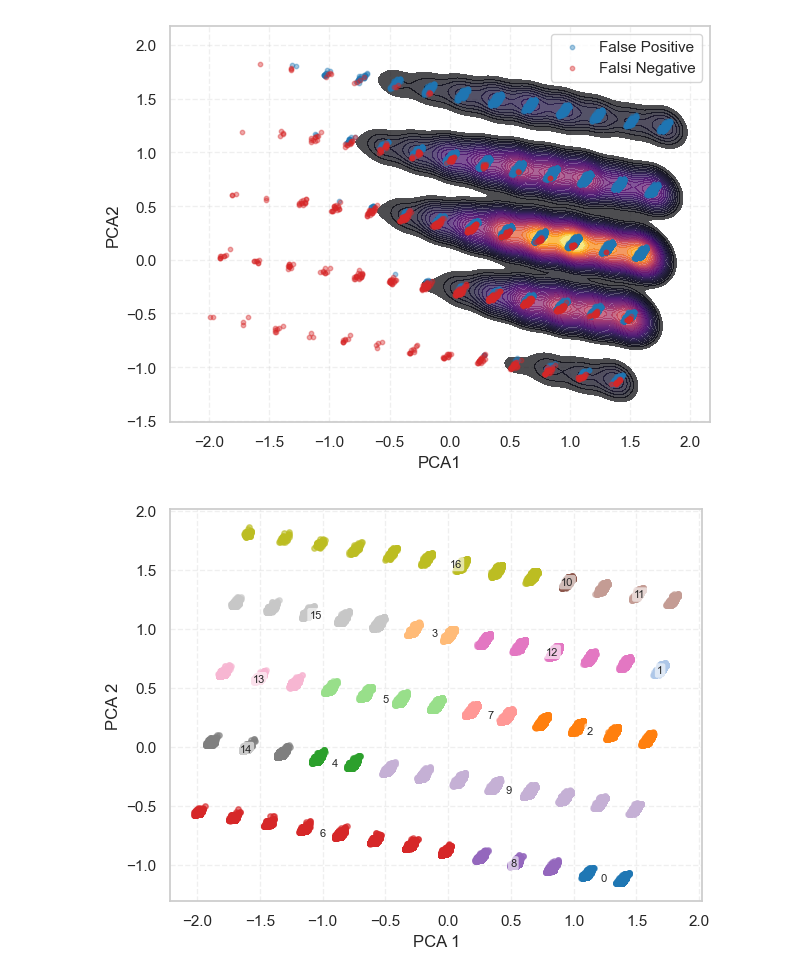
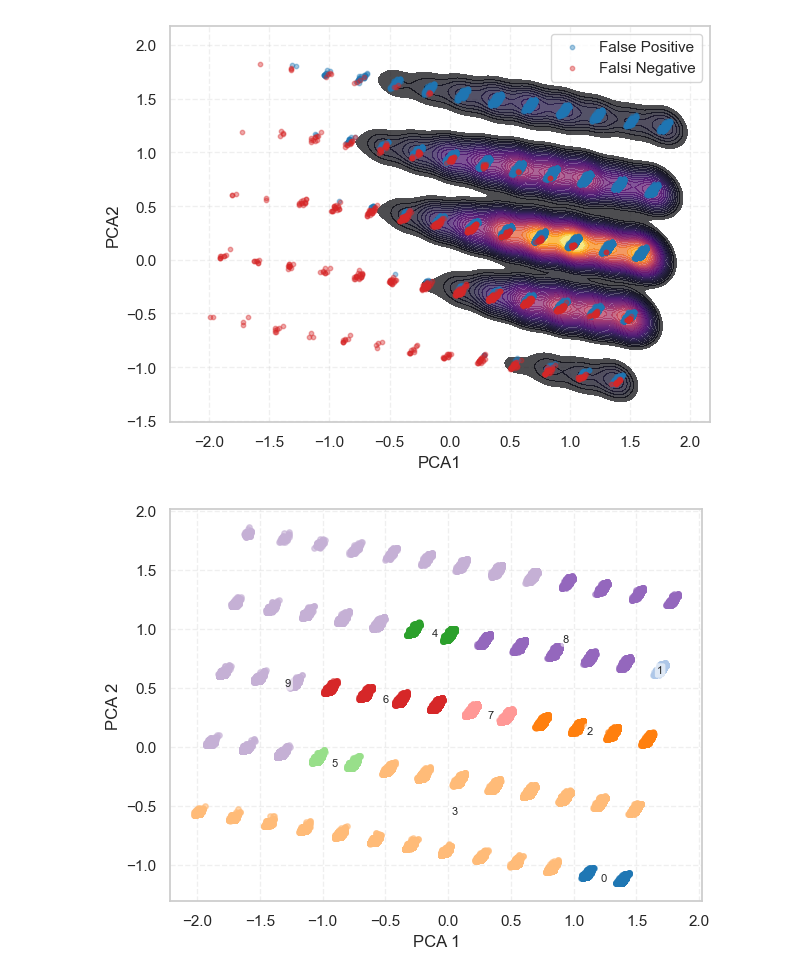
Before and after one commit to marco-giacobbe/dm-ihu, a Jupyter notebook: xai_confidence.ipynb, the cells around one changed output. Drawn from its saved outputs; the diff is of its cells as text; code cells hidden in the pictures.

```diff
--- a/xai_confidence.ipynb
+++ b/xai_confidence.ipynb
@@ -180,7 +180,7 @@ plt.show()
 clusterer = hdbscan.HDBSCAN(
     min_cluster_size=300,
     min_samples=10,
-    cluster_selection_epsilon=0.3,
+    cluster_selection_epsilon=0.5,
     prediction_data=True
 )
 cluster_val_labels = clusterer.fit_predict(shap_val_values_2d)
@@ -197,34 +197,34 @@ plt.scatter(
     shap_val_values_2d[noise_mask, 0], shap_val_values_2d[noise_mask, 1],
     color="black", alpha=0.6, s=15, marker='x', label="Noise"
 )
 
 for c_id in unique_clusters:
     c_mask = (cluster_val_labels == c_id)
     color = cmap(c_id % 20)
 
     plt.scatter(
         shap_val_values_2d[c_mask, 0], shap_val_values_2d[c_mask, 1],
         color=color, alpha=0.6, s=15, label=f'Cluster {c_id}'
     )
 
     c_x = np.mean(shap_val_values_2d[c_mask, 0])
     c_y = np.mean(shap_val_values_2d[c_mask, 1])
 
     txt = plt.text(
         c_x, c_y, str(c_id), fontsize=8,
         ha='center', va='center',
         bbox=dict(facecolor='white', alpha=0.6, edgecolor='none', boxstyle='round,pad=0.2')
     )
 
 plt.xlabel("PCA 1", fontsize=12)
 plt.ylabel("PCA 2", fontsize=12)
 plt.grid(True, linestyle="--", alpha=0.3)
 
 
 plt.tight_layout()
 plt.show()
 # %% [output]
-[figure, old version]
+[figure, new version]
 # %%
 def fit_hdbscan_with_knn(X_train, y_train, X_to_fit, n_neighbors=3):
 
```
Also changed, not shown: parts of 4 cells of this notebook.
